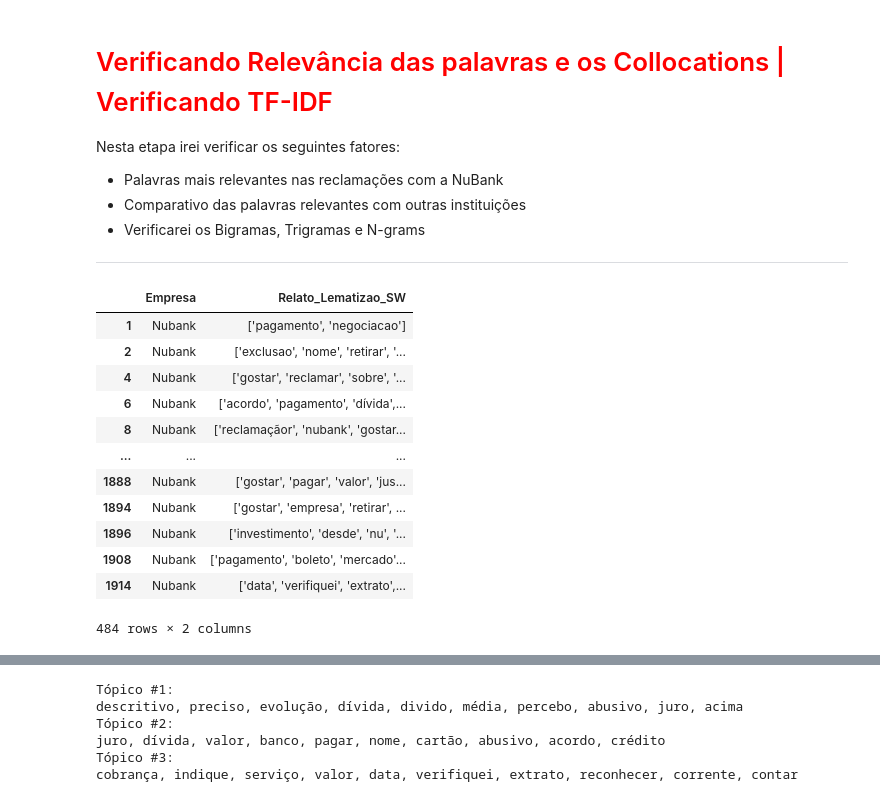
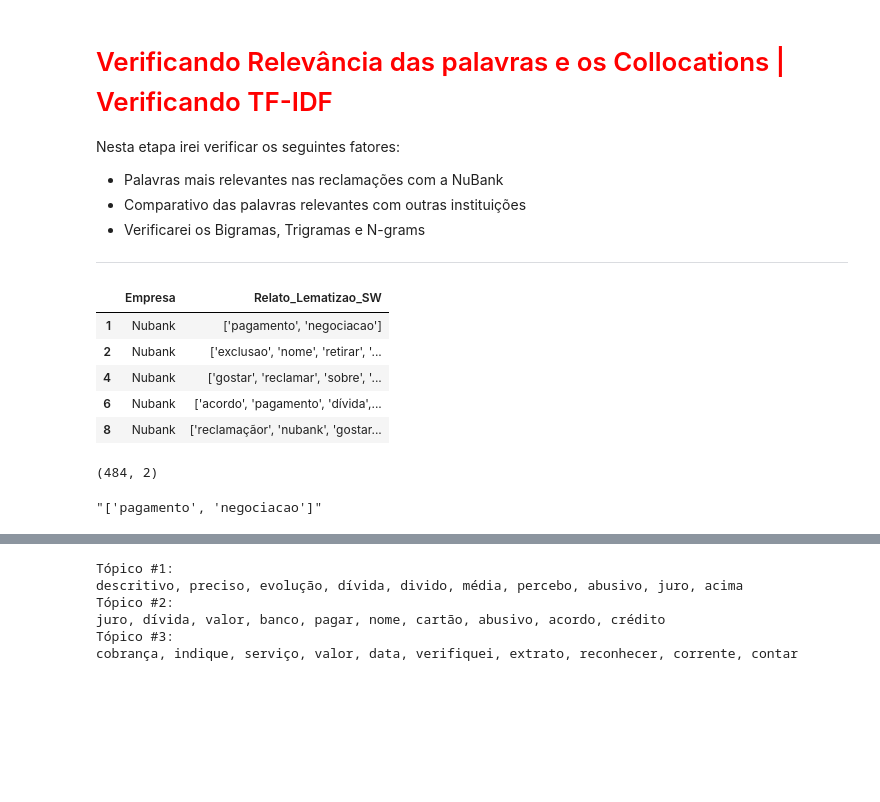
Before and after one commit to alyssonmontovanelli/PLN_Text_Analysis, a Jupyter notebook: PLN/frequency_analysis.ipynb, the cells around one changed output, grey strips where cells are left out. Drawn from its saved outputs; the diff is of its cells as text; code cells hidden in the pictures; blank space fills up the shorter version.

Commit message:
trigramas_nubank

```diff
--- a/PLN/frequency_analysis.ipynb
+++ b/PLN/frequency_analysis.ipynb
@@ -22,20 +22,17 @@ from nltk.tokenize import sent_tokenize, word_tokenize
 dados = pd.read_csv('/Projetos Pessoais/DataScience/PLN_Text_Analysis/data/dados_Frequency.csv',
                        sep =',')
 # %%
-dados = dados[dados['Empresa'] == 'Nubank']
+dados_Nubank = dados[dados['Empresa'] == 'Nubank']
-# %%
-dados
-# %% [output]
-|  | Empresa | Relato_Lematizao_SW |
-| 1 | Nubank | ['pagamento', 'negociacao'] |
-| 2 | Nubank | ['exclusao', 'nome', 'retirar', '... |
-| 4 | Nubank | ['gostar', 'reclamar', 'sobre', '... |
-| 6 | Nubank | ['acordo', 'pagamento', 'dívida',... |
-| 8 | Nubank | ['reclamaçãor', 'nubank', 'gostar... |
-| ... | ... | ... |
-| 1888 | Nubank | ['gostar', 'pagar', 'valor', 'jus... |
-| 1894 | Nubank | ['gostar', 'empresa', 'retirar', ... |
-| 1896 | Nubank | ['investimento', 'desde', 'nu', '... |
-| 1908 | Nubank | ['pagamento', 'boleto', 'mercado'... |
-| 1914 | Nubank | ['data', 'verifiquei', 'extrato',... |
-484 rows × 2 columns
+# %%
+dados_Nubank.head(5)
+# %% [output]
+|  | Empresa | Relato_Lematizao_SW |
+| 1 | Nubank | ['pagamento', 'negociacao'] |
+| 2 | Nubank | ['exclusao', 'nome', 'retirar', '... |
+| 4 | Nubank | ['gostar', 'reclamar', 'sobre', '... |
+| 6 | Nubank | ['acordo', 'pagamento', 'dívida',... |
+| 8 | Nubank | ['reclamaçãor', 'nubank', 'gostar... |
+# %%
+dados_Nubank.shape
+# %% [output]
+(484, 2)
@@ -41,0 +43,4 @@ dados
+# %%
+lista_comentarios[0]
+# %% [output]
+"['pagamento', 'negociacao']"
```
Also changed, not shown: parts of 2 cells of this notebook, 1 other file.
